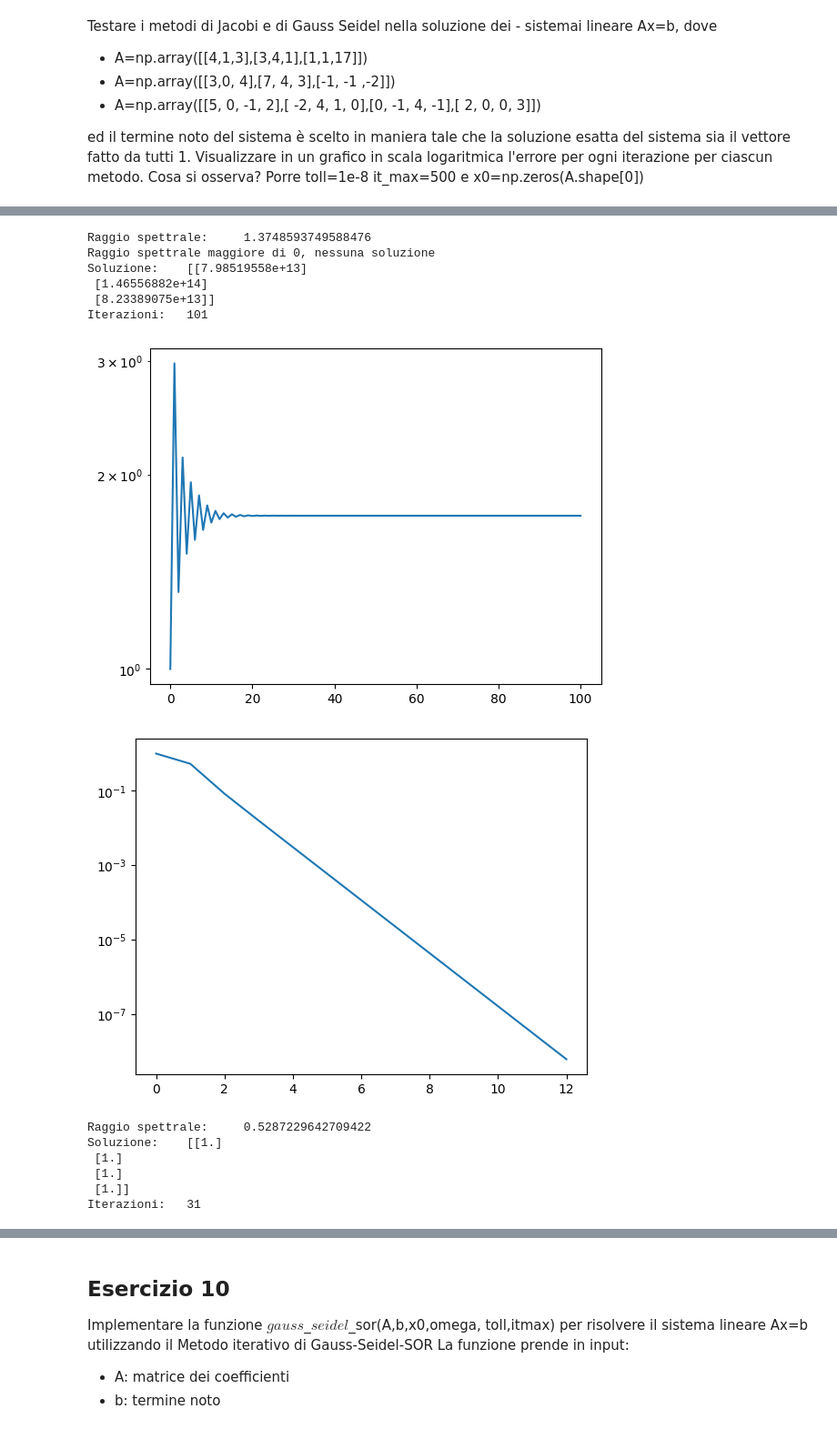
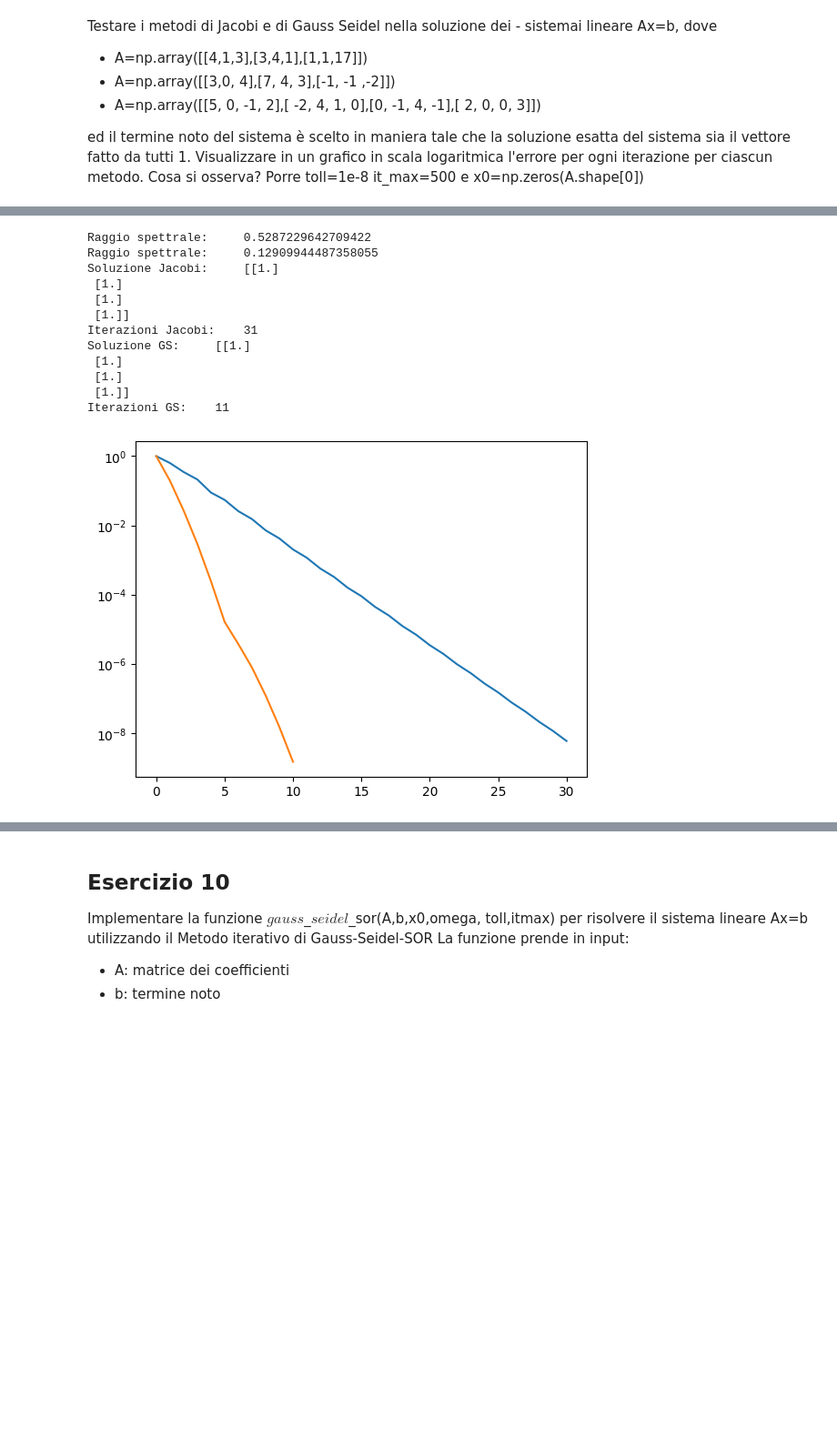
Before and after one commit to AndrewGagliottiUnibo/IoT-Project-network-, a Jupyter notebook: MetodiLab/08/Esercitazione8.ipynb, the cells around one changed output, grey strips where cells are left out. Shown at 91% size. Drawn from its saved outputs; the diff is of its cells as text; code cells hidden in the pictures; blank space fills up the shorter version.

```diff
--- a/MetodiLab/08/Esercitazione8.ipynb
+++ b/MetodiLab/08/Esercitazione8.ipynb
@@ -327,66 +318,69 @@ Porre toll=1e-8 it_max=500 e x0=np.zeros(A.shape[0])
 # Matrice 1
 #
 A = np.array([[4, 1, 3], [3, 4, 1], [1, 1, 17]])
-# Test con Jacobi
 n = A.shape[0]
 b = np.sum(A, axis=1).reshape(n, 1)
+
 x0 = np.zeros((n, 1))
 itmax = 100
 toll = 1e-8
+# Test con Jacobi
 xJ, itJ, err_vetJ = jacobi(A, b, x0, toll, itmax)
+# Test con Gauss Seidel
+xG, itG, err_vetG = gauss_seidel(A, b, x0, toll, itmax)
 
-print("Soluzione:   ", xJ)
-print("Iterazioni:  ", itJ)
+print("Soluzione Jacobi:    ", xJ)
+print("Iterazioni Jacobi:   ", itJ)
+print("Soluzione GS:    ", xG)
+print("Iterazioni GS:   ", itG)
 
 plt.semilogy(np.arange(itJ), err_vetJ)
-plt.show()
-
-# Test con Gauss Seidel
-
 plt.semilogy(np.arange(itG), err_vetG)
 plt.show()
 
 # Matrice 2
-#
+# Il metodo non converge ad una soluzione
 A = np.array([[3, 0, 4], [7, 4, 3], [-1, -1, -2]])
-# Test con Jacobi
 n = A.shape[0]
 b = np.sum(A, axis=1).reshape(n, 1)
+
 x0 = np.zeros((n, 1))
 itmax = 100
 toll = 1e-8
+# Test con Jacobi
 xJ, itJ, err_vetJ = jacobi(A, b, x0, toll, itmax)
+# Test con Gauss Seidel
+xG, itG, err_vetG = gauss_seidel(A, b, x0, toll, itmax)
 
-print("Soluzione:   ", xJ)
-print("Iterazioni:  ", itJ)
+print("Soluzione Jacobi:    ", xJ)
+print("Iterazioni Jacobi:   ", itJ)
+print("Soluzione GS:    ", xG)
+print("Iterazioni GS:   ", itG)
 
 plt.semilogy(np.arange(itJ), err_vetJ)
-plt.show()
-
-# Test con Gauss Seidel
-
 plt.semilogy(np.arange(itG), err_vetG)
 plt.show()
 
 # Matrice 3
-# Il metodo non converge ad una soluzione
+#
 A = np.array([[5, 0, -1, 2], [-2, 4, 1, 0], [0, -1, 4, -1], [2, 0, 0, 3]])
-# Test con Jacobi
 n = A.shape[0]
 b = np.sum(A, axis=1).reshape(n, 1)
+
 x0 = np.zeros((n, 1))
 itmax = 100
 toll = 1e-8
+# Test con Jacobi
 xJ, itJ, err_vetJ = jacobi(A, b, x0, toll, itmax)
+# Test con Gauss Seidel
+xG, itG, err_vetG = gauss_seidel(A, b, x0, toll, itmax)
 
-print("Soluzione:   ", xJ)
-print("Iterazioni:  ", itJ)
+print("Soluzione Jacobi:    ", xJ)
+print("Iterazioni Jacobi:   ", itJ)
+print("Soluzione GS:    ", xG)
+print("Iterazioni GS:   ", itG)
 
 plt.semilogy(np.arange(itJ), err_vetJ)
-plt.show()
-
-# Test con Gauss Seidel
-
 plt.semilogy(np.arange(itG), err_vetG)
 plt.show()
 # %% [output]
@@ -400,14 +410,13 @@ Iterazioni:   35
-Raggio spettrale:     1.3748593749588476
-Raggio spettrale maggiore di 0, nessuna soluzione
-Soluzione:    [[7.98519558e+13]
- [1.46556882e+14]
- [8.23389075e+13]]
-Iterazioni:   101
+Raggio spettrale:     0.5287229642709422
+Raggio spettrale:     0.12909944487358055
+Soluzione Jacobi:     [[1.]
+ [1.]
+ [1.]
+ [1.]]
+Iterazioni Jacobi:    31
+Soluzione GS:     [[1.]
+ [1.]
+ [1.]
+ [1.]]
+Iterazioni GS:    11
-[figure, old version]
+[figure, new version]
-[figure, removed]
-Raggio spettrale:     0.5287229642709422
-Soluzione:    [[1.]
- [1.]
- [1.]
- [1.]]
-Iterazioni:   31
```
Also changed, not shown: parts of 3 cells of this notebook.
